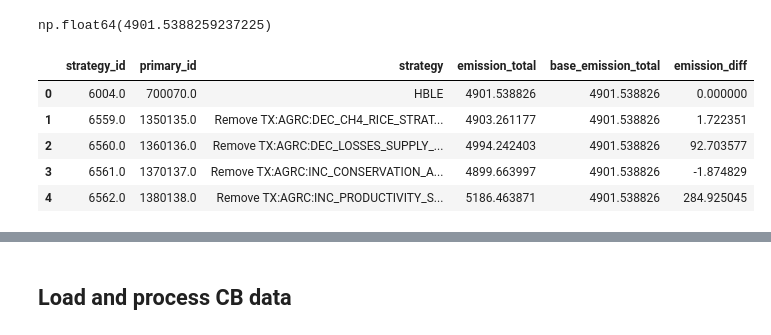
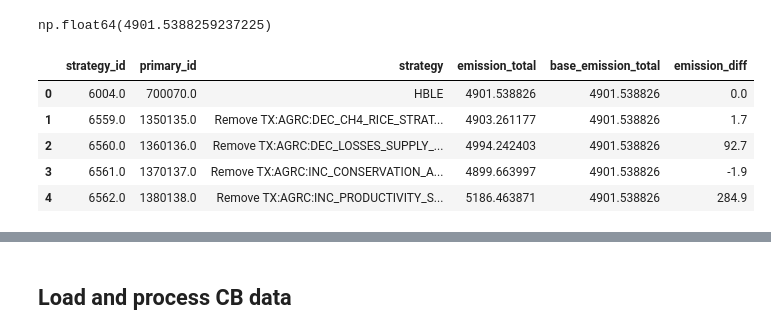
Before and after one commit to sisepuede-framework/ssp_uganda_data, a Jupyter notebook: ssp_modeling/cost-benefits/tornado_plot/uganda_whirlpool.ipynb, the cells around one changed output, grey strips where cells are left out. Cells and saved outputs as stored; diff of their text form; code cells hidden in the pictures.

Commit message:
update tornado-whirlpool tableau

```diff
--- a/ssp_modeling/cost-benefits/tornado_plot/uganda_whirlpool.ipynb
+++ b/ssp_modeling/cost-benefits/tornado_plot/uganda_whirlpool.ipynb
@@ -195,14 +196,15 @@ np.float64(4901.5388259237225)
 # %%
 # calculate emission difference column
 tornado_emissions_agg_df['emission_diff'] =  tornado_emissions_agg_df['emission_total'] - tornado_emissions_agg_df['base_emission_total']
+tornado_emissions_agg_df['emission_diff'] = tornado_emissions_agg_df['emission_diff'].round(1)
 tornado_emissions_agg_df.head()
 # %% [output]
 |  | strategy_id | primary_id | strategy | emission_total | base_emission_total | emission_diff |
-| 0 | 6004.0 | 700070.0 | HBLE | 4901.538826 | 4901.538826 | 0.000000 |
-| 1 | 6559.0 | 1350135.0 | Remove TX:AGRC:DEC_CH4_RICE_STRAT... | 4903.261177 | 4901.538826 | 1.722351 |
-| 2 | 6560.0 | 1360136.0 | Remove TX:AGRC:DEC_LOSSES_SUPPLY_... | 4994.242403 | 4901.538826 | 92.703577 |
-| 3 | 6561.0 | 1370137.0 | Remove TX:AGRC:INC_CONSERVATION_A... | 4899.663997 | 4901.538826 | -1.874829 |
-| 4 | 6562.0 | 1380138.0 | Remove TX:AGRC:INC_PRODUCTIVITY_S... | 5186.463871 | 4901.538826 | 284.925045 |
+| 0 | 6004.0 | 700070.0 | HBLE | 4901.538826 | 4901.538826 | 0.0 |
+| 1 | 6559.0 | 1350135.0 | Remove TX:AGRC:DEC_CH4_RICE_STRAT... | 4903.261177 | 4901.538826 | 1.7 |
+| 2 | 6560.0 | 1360136.0 | Remove TX:AGRC:DEC_LOSSES_SUPPLY_... | 4994.242403 | 4901.538826 | 92.7 |
+| 3 | 6561.0 | 1370137.0 | Remove TX:AGRC:INC_CONSERVATION_A... | 4899.663997 | 4901.538826 | -1.9 |
+| 4 | 6562.0 | 1380138.0 | Remove TX:AGRC:INC_PRODUCTIVITY_S... | 5186.463871 | 4901.538826 | 284.9 |
 # %%
 tornado_emissions_agg_extended_df = add_sector_and_transformation_fields(tornado_emissions_agg_df)
 tornado_emissions_agg_extended_df.head()
```
Also changed, not shown: parts of 8 cells of this notebook, 6 other files.
